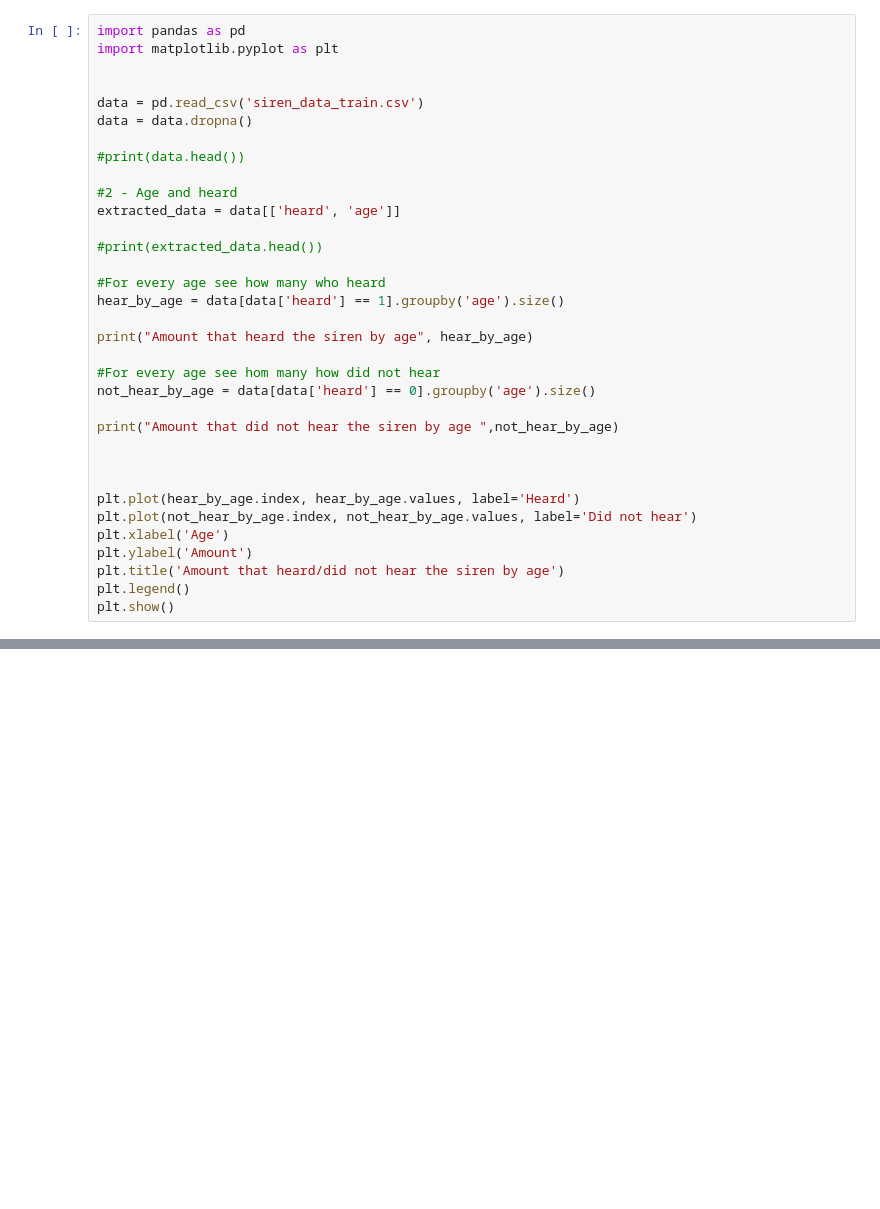
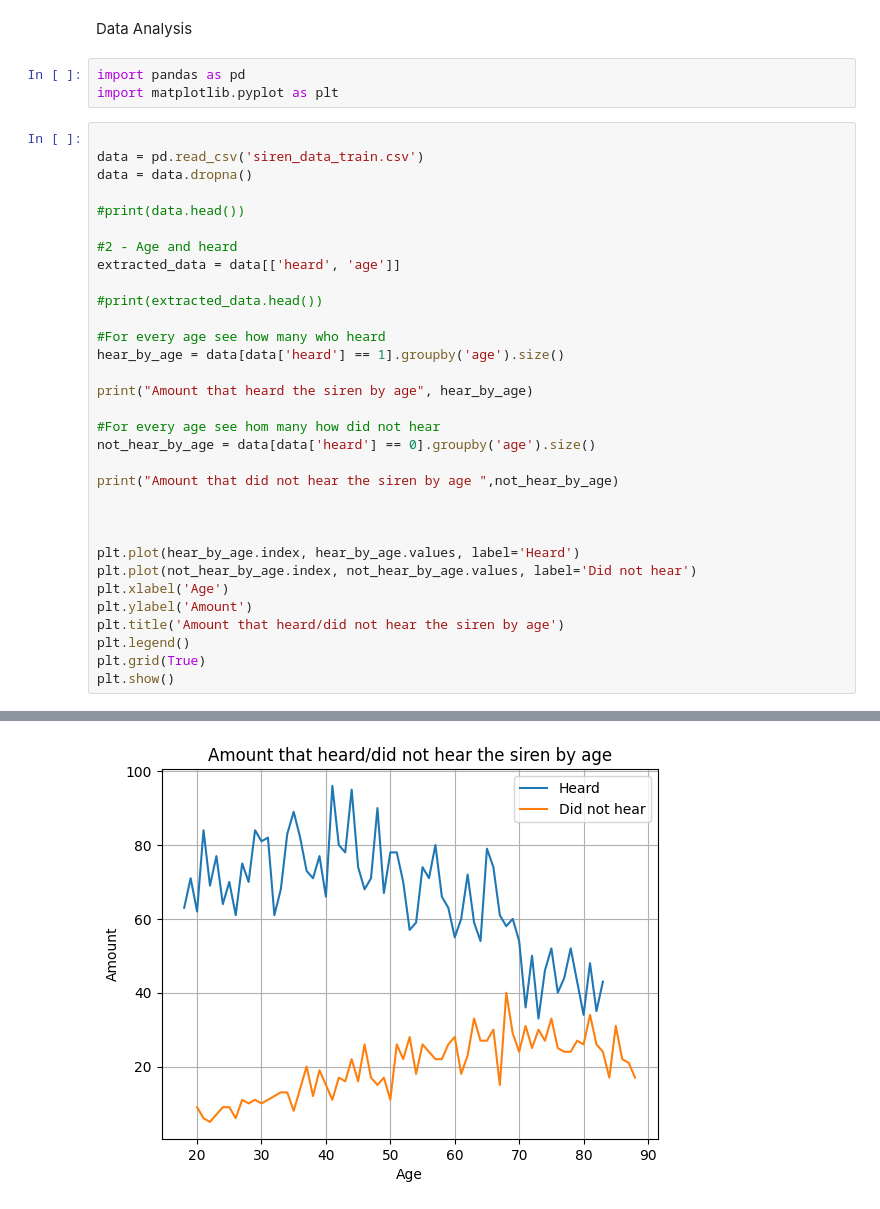
Before and after one commit to felixmaathz/SmaskProject, a Jupyter notebook: data_analysis.ipynb, the cells around one changed output, grey strips where cells are left out. Drawn from its saved outputs; the diff is of its cells as text; blank space fills up the shorter version.

Commit message:
data analysis #3

```diff
--- a/data_analysis.ipynb
+++ b/data_analysis.ipynb
@@ -1,7 +1,9 @@
+# %% [markdown]
+Data Analysis
+# %%
+import pandas as pd
+import matplotlib.pyplot as plt
 # %%
-import pandas as pd
-import matplotlib.pyplot as plt
-
 
 data = pd.read_csv('siren_data_train.csv')
 data = data.dropna()
@@ -31,5 +33,6 @@ plt.xlabel('Age')
 plt.ylabel('Amount')
 plt.title('Amount that heard/did not hear the siren by age')
 plt.legend()
+plt.grid(True)
 plt.show()
 # %% [output]
@@ -36,0 +56 @@ ModuleNotFoundError: No module named 'matplotlib'
+[figure, added]
```
Also changed, not shown: parts of 2 cells of this notebook.
